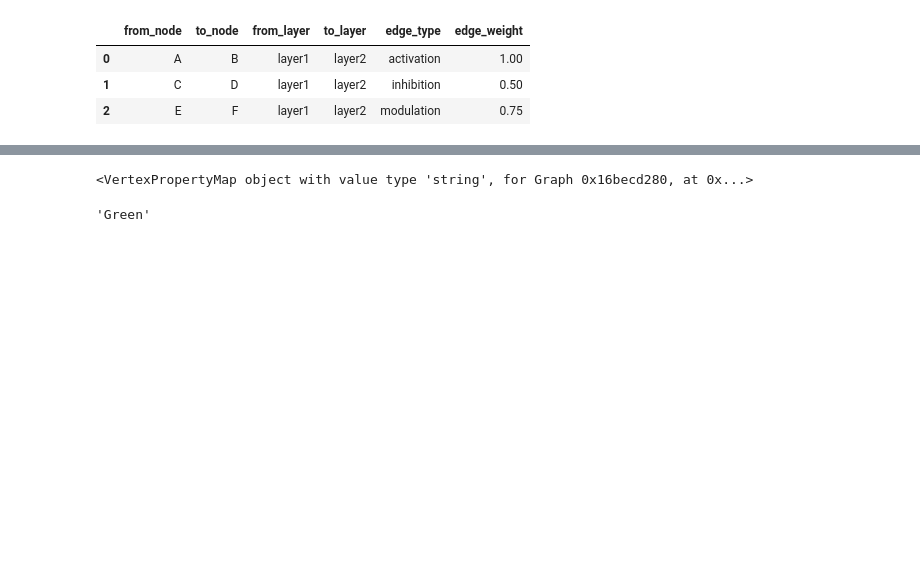
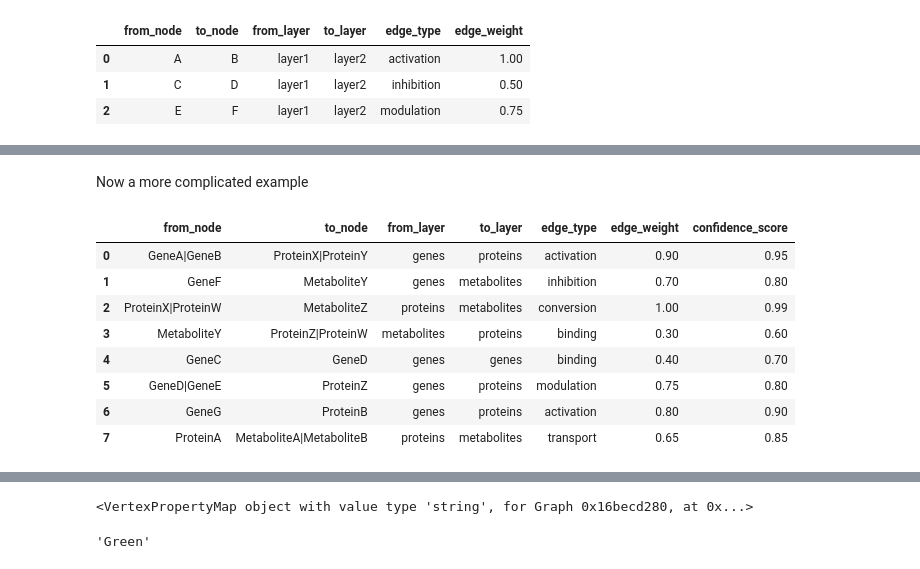
Before and after one commit to saezlab/lipinet, a Jupyter notebook: notebooks/multilayers.ipynb, the cells around one changed output, grey strips where cells are left out. Saved outputs shown, nothing was run; the diff lists cells and outputs as text; code cells hidden in the pictures; blank space fills up the shorter version.

```diff
--- a/notebooks/multilayers.ipynb
+++ b/notebooks/multilayers.ipynb
@@ -338,0 +458,26 @@ we should modify the add_edges_from_nodes function, or add a new one, to take a
+# %% [markdown]
+Now a more complicated example
+# %%
+# Expanded DataFrame with additional nodes and edges
+df_edges = pd.DataFrame({
+    'from_node': ['GeneA|GeneB', 'GeneF', 'ProteinX|ProteinW', 'MetaboliteY', 'GeneC', 'GeneD|GeneE', 'GeneG', 'ProteinA'],
+    'to_node': ['ProteinX|ProteinY', 'MetaboliteY', 'MetaboliteZ', 'ProteinZ|ProteinW', 'GeneD', 'ProteinZ', 'ProteinB', 'MetaboliteA|MetaboliteB'],
+    'from_layer': ['genes', 'genes', 'proteins', 'metabolites', 'genes', 'genes', 'genes', 'proteins'],
+    'to_layer': ['proteins', 'metabolites', 'metabolites', 'proteins', 'genes', 'proteins', 'proteins', 'metabolites'],
+    'edge_type': ['activation', 'inhibition', 'conversion', 'binding', 'binding', 'modulation', 'activation', 'transport'],
+    'edge_weight': [0.9, 0.7, 1.0, 0.3, 0.4, 0.75, 0.8, 0.65],
+    'confidence_score': [0.95, 0.8, 0.99, 0.6, 0.7, 0.8, 0.9, 0.85]
+})
+
+# Display the DataFrame for reference
+display(df_edges)
+# %% [output]
+|  | from_node | to_node | from_layer | to_layer | edge_type | edge_weight | confidence_score |
+| 0 | GeneA|GeneB | ProteinX|ProteinY | genes | proteins | activation | 0.90 | 0.95 |
+| 1 | GeneF | MetaboliteY | genes | metabolites | inhibition | 0.70 | 0.80 |
+| 2 | ProteinX|ProteinW | MetaboliteZ | proteins | metabolites | conversion | 1.00 | 0.99 |
+| 3 | MetaboliteY | ProteinZ|ProteinW | metabolites | proteins | binding | 0.30 | 0.60 |
+| 4 | GeneC | GeneD | genes | genes | binding | 0.40 | 0.70 |
+| 5 | GeneD|GeneE | ProteinZ | genes | proteins | modulation | 0.75 | 0.80 |
+| 6 | GeneG | ProteinB | genes | proteins | activation | 0.80 | 0.90 |
+| 7 | ProteinA | MetaboliteA|MetaboliteB | proteins | metabolites | transport | 0.65 | 0.85 |
```
Also changed, not shown: parts of 31 cells of this notebook, 1 other file.
